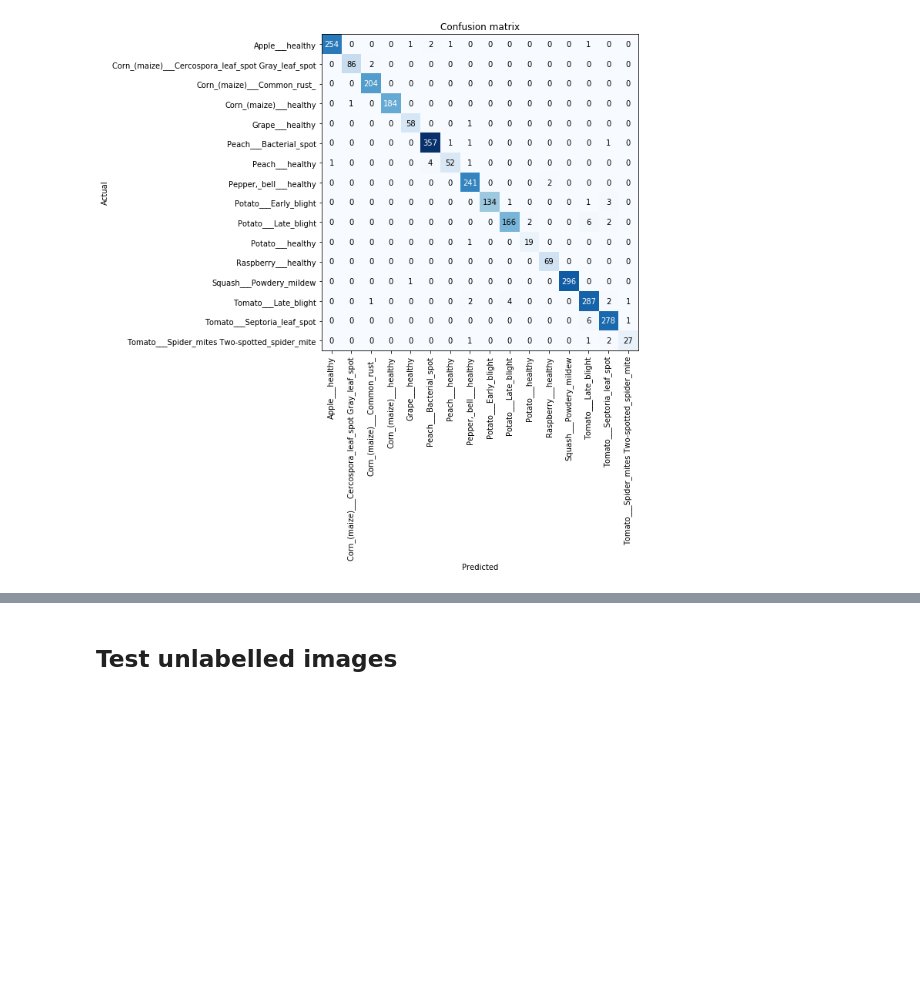
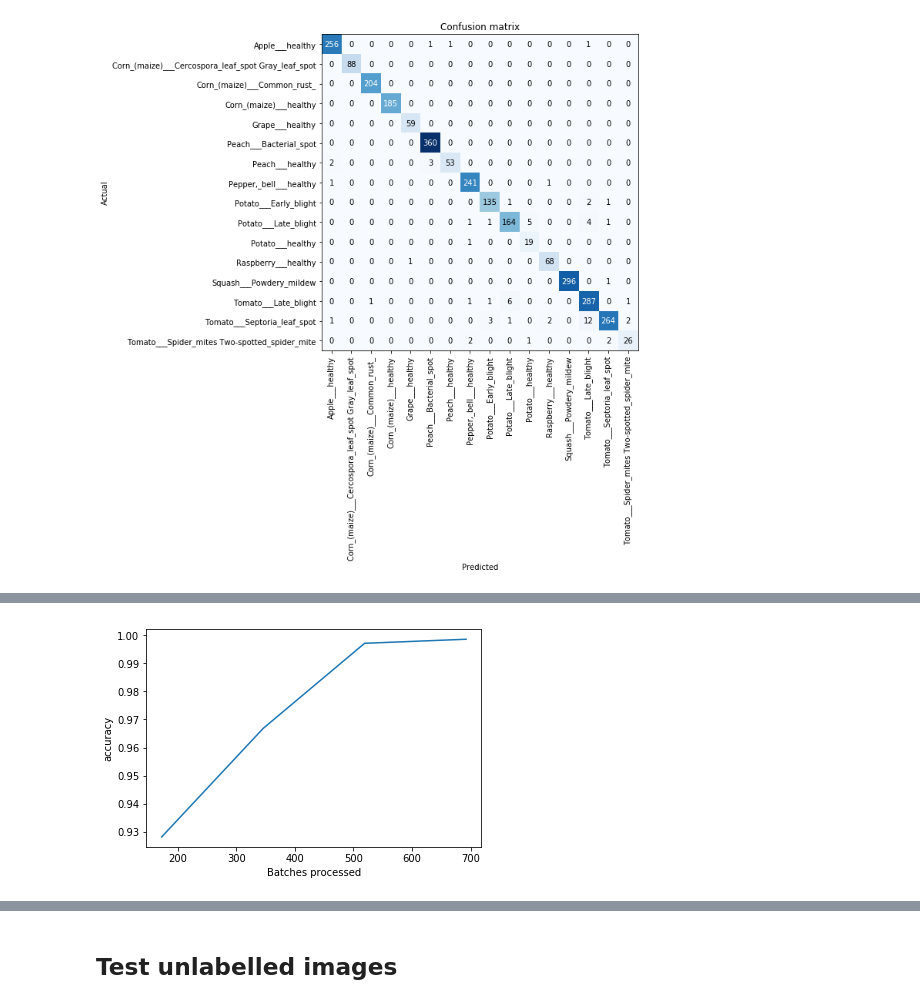
Before and after one commit to sharon-ho/scarecrow, a Jupyter notebook: plant_classifier.ipynb, the cells around one changed output, grey strips where cells are left out. Drawn from its saved outputs; the diff is of its cells as text; code cells hidden in the pictures; blank space fills up the shorter version.

```diff
--- a/plant_classifier.ipynb
+++ b/plant_classifier.ipynb
@@ -107,3 +106,6 @@ interp = ClassificationInterpretation.from_learner(learn)
 interp.plot_confusion_matrix(figsize=(20,10))
 # %% [output]
 [figure]
+# %%
+# Lets Play with the hyperparameters
+learn.fit_one_cycle(4 ,max_lr=slice(1e-04,1e-03))
@@ -109,0 +118,5 @@ interp.plot_confusion_matrix(figsize=(20,10))
+# %%
+# learn recorder
+learn.recorder.plot_metrics()
+# %% [output]
+[figure, added]
```
Also changed, not shown: parts of 13 cells of this notebook.
